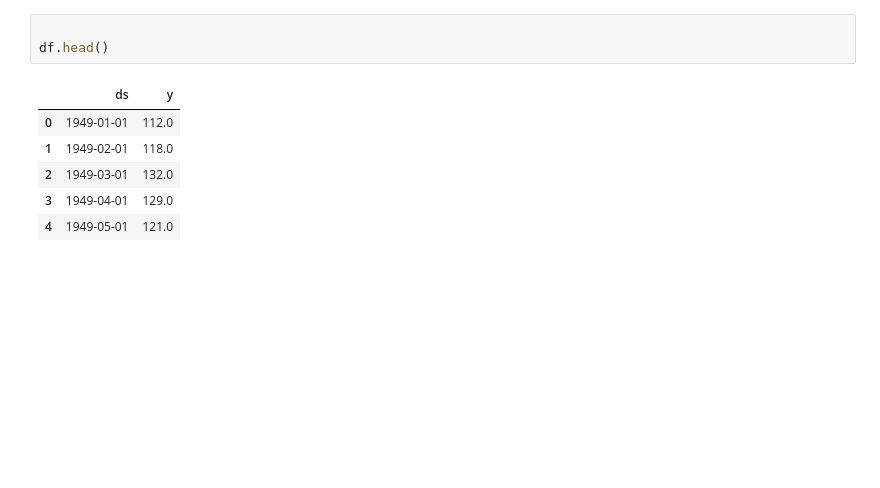
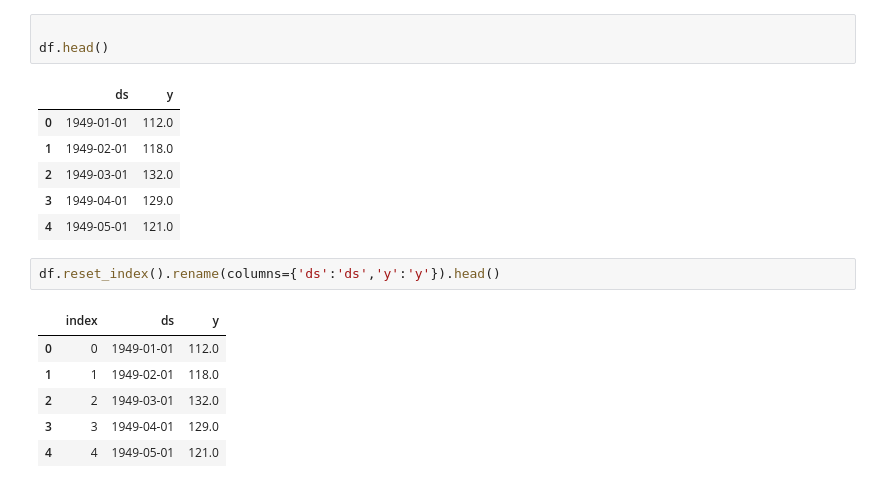
Before and after one commit to rakeshAtWork/MachineLearning, a Jupyter notebook: SelfLearning/Prophet Facebook/prophet.ipynb, the cells around one changed output. Drawn from its saved outputs; the diff is of its cells as text; blank space fills up the shorter version.

```diff
--- a/SelfLearning/Prophet Facebook/prophet.ipynb
+++ b/SelfLearning/Prophet Facebook/prophet.ipynb
@@ -111,6 +113,15 @@ df.head()
 | 2 | 1949-03-01 | 132.0 |
 | 3 | 1949-04-01 | 129.0 |
 | 4 | 1949-05-01 | 121.0 |
+# %%
+df.reset_index().rename(columns={'ds':'ds','y':'y'}).head()
+# %% [output]
+|  | index | ds | y |
+| 0 | 0 | 1949-01-01 | 112.0 |
+| 1 | 1 | 1949-02-01 | 118.0 |
+| 2 | 2 | 1949-03-01 | 132.0 |
+| 3 | 3 | 1949-04-01 | 129.0 |
+| 4 | 4 | 1949-05-01 | 121.0 |
 # %%
 
 prophet.fit(df)
```
Also changed, not shown: parts of 2 cells of this notebook.
